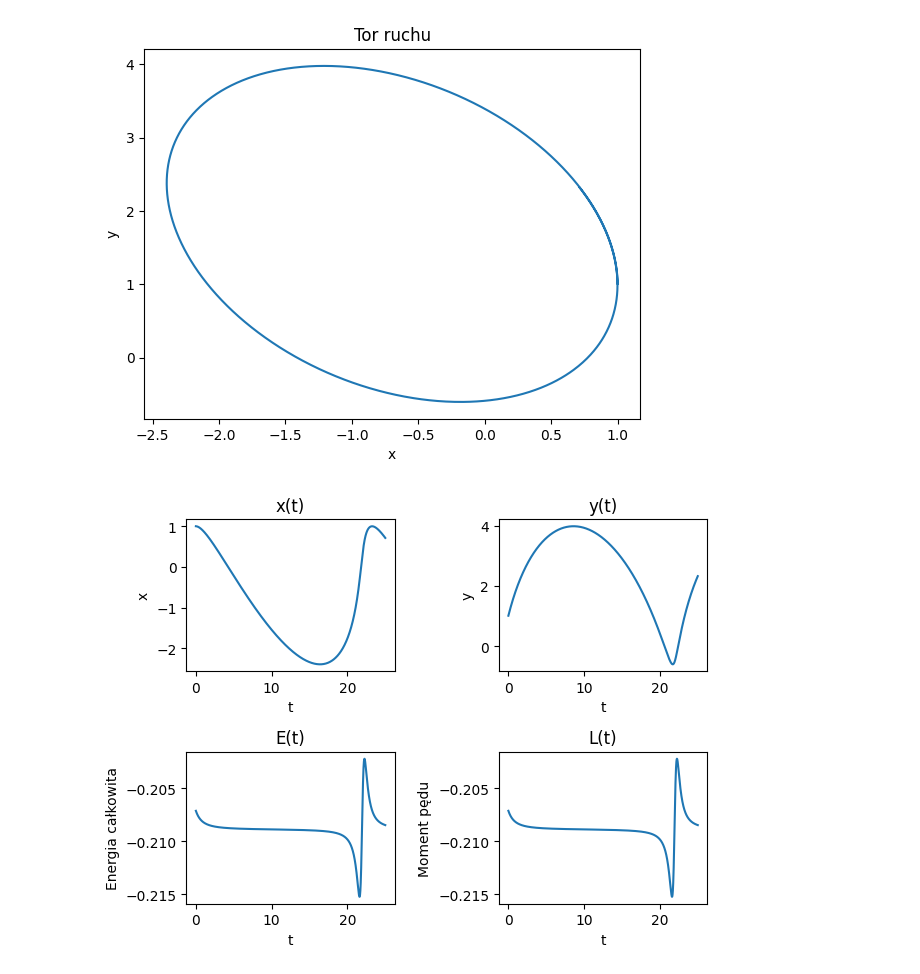
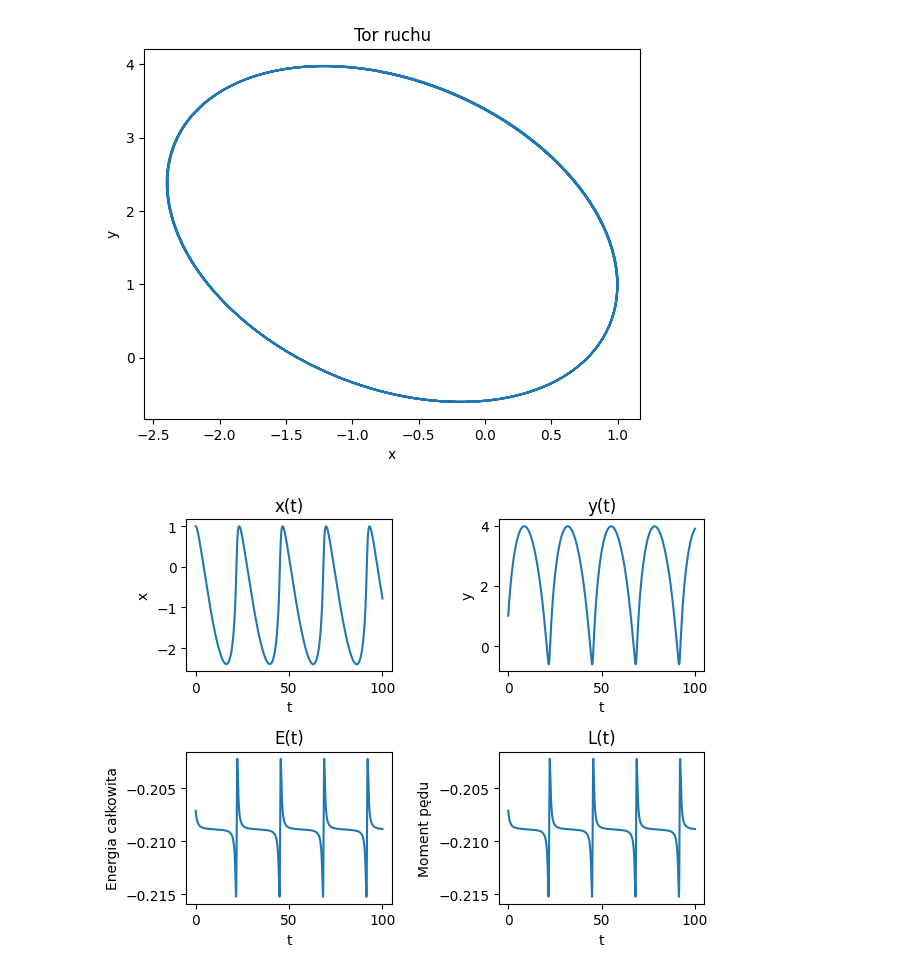
Before and after one commit to EfJot314/MetodyObliczeniowe, a Jupyter notebook: lab9/zad3.ipynb, the cells around one changed output. Cells and saved outputs as stored; diff of their text form; code cells hidden in the pictures.

```diff
--- a/lab9/zad3.ipynb
+++ b/lab9/zad3.ipynb
@@ -78,7 +78,7 @@ y = 1
 vy = ((1+e) / (1-e)) ** 0.5
 
 
-while(t < 25):
+while(t < 100):
     #zmienne pomocnicze
     t += dt
     R = (x*x + y*y) ** 0.5
@@ -131,35 +131,35 @@ y = 1
 vy = ((1+e) / (1-e)) ** 0.5
 
 
-while(t < 25):
+while(t < 100):
     #zmienne pomocnicze
     t += dt
     R = (x*x + y*y) ** 0.5
 
     xk = x
     yk = y
 
 
     #wyznaczanie kolejnych wartosci
     x = (x + dt * vx) / (1 + dt*dt*GM*R**(-3))
     vx = vx - dt * GM * xk * R ** (-3)
 
     y = (y + dt * vy) / (1 + dt*dt*GM*R**(-3))
     vy = vy - dt * GM * yk * R ** (-3)
 
     #dane do wykresow
     T.append(t)
     X.append(x)
     Y.append(y)
     E.append(Ec(x,y,vx,vy))
     L.append(Lc(x,y,vx,vy))
 
 
 #rysowanie wykresow
 showPlots(T,X,Y,E,L)
 # %% [output]
 [figure]
-[figure, old version]
+[figure, new version]
 # %%
 #PÓŁJAWNA METODA EULER'A
 
```
Also changed, not shown: parts of 3 cells of this notebook, 12 other files.
